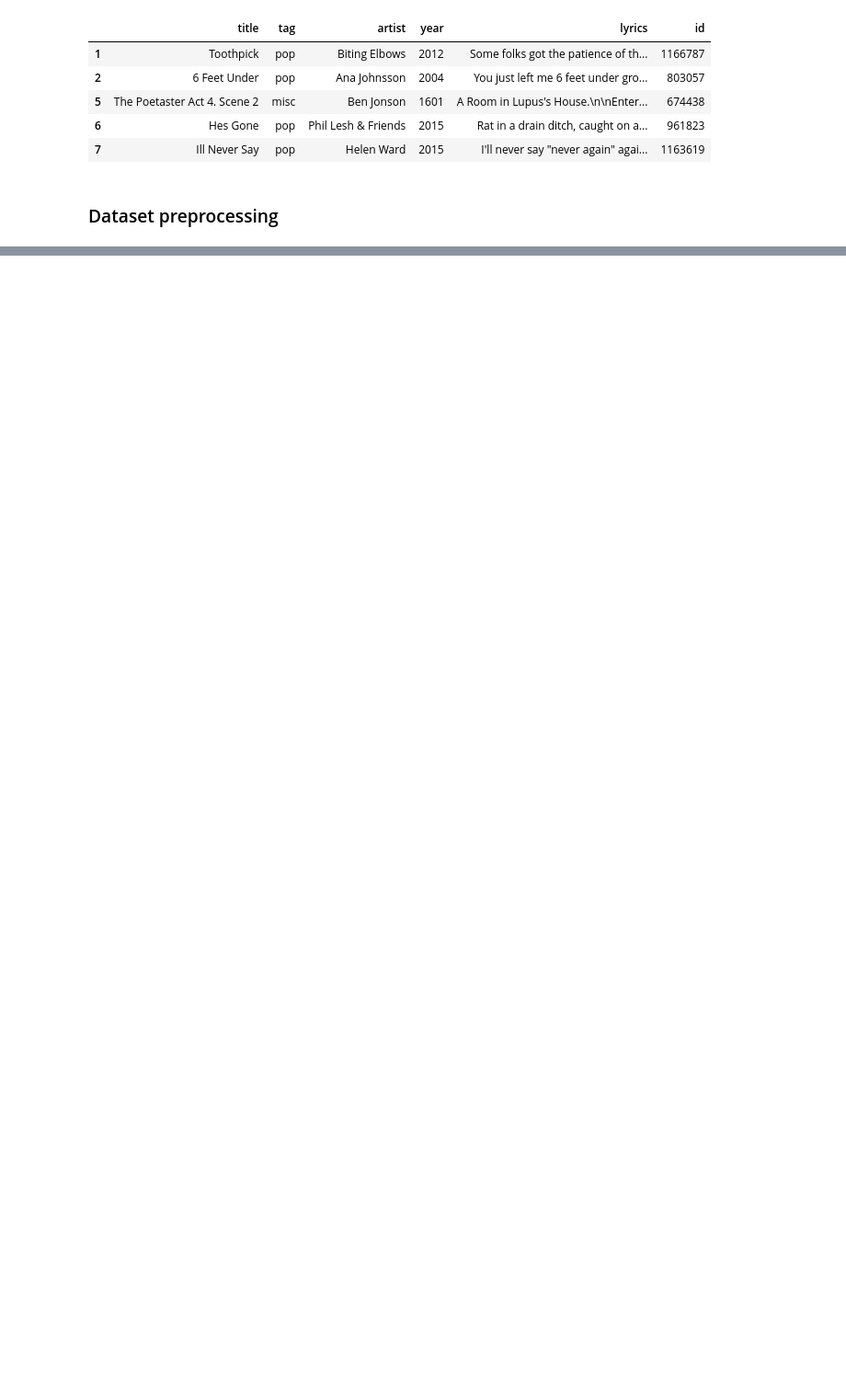
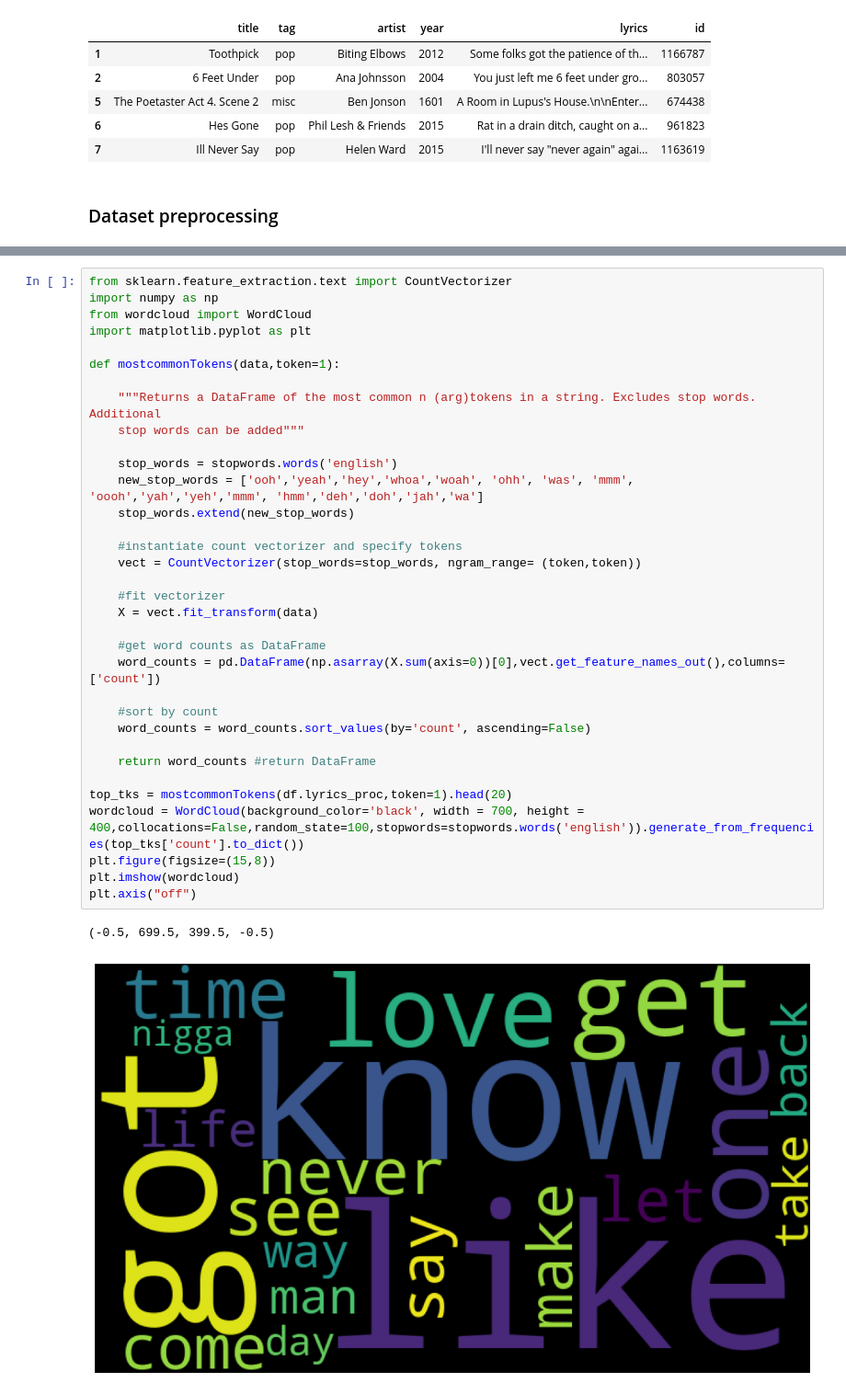
Before and after one commit to Alessandrus00/Lyrics-based-song-recommender, a Jupyter notebook: dataset_preprocessing.ipynb, the cells around one changed output, grey strips where cells are left out. Shown at 92% size. Drawn from its saved outputs; the diff is of its cells as text; blank space fills up the shorter version.

```diff
--- a/dataset_preprocessing.ipynb
+++ b/dataset_preprocessing.ipynb
@@ -110,0 +184,37 @@ df.iloc[0]['lyrics_proc'][:10]
+# %%
+from sklearn.feature_extraction.text import CountVectorizer
+import numpy as np
+from wordcloud import WordCloud
+import matplotlib.pyplot as plt
+
+def mostcommonTokens(data,token=1):
+
+    """Returns a DataFrame of the most common n (arg)tokens in a string. Excludes stop words. Additional
+    stop words can be added"""
+
+    stop_words = stopwords.words('english')
+    new_stop_words = ['ooh','yeah','hey','whoa','woah', 'ohh', 'was', 'mmm', 'oooh','yah','yeh','mmm', 'hmm','deh','doh','jah','wa']
+    stop_words.extend(new_stop_words)
+
+    #instantiate count vectorizer and specify tokens
+    vect = CountVectorizer(stop_words=stop_words, ngram_range= (token,token))
+
+    #fit vectorizer
+    X = vect.fit_transform(data)
+
+    #get word counts as DataFrame
+    word_counts = pd.DataFrame(np.asarray(X.sum(axis=0))[0],vect.get_feature_names_out(),columns=['count'])
+
+    #sort by count
+    word_counts = word_counts.sort_values(by='count', ascending=False)
+
+    return word_counts #return DataFrame
+
+top_tks = mostcommonTokens(df.lyrics_proc,token=1).head(20)
+wordcloud = WordCloud(background_color='black', width = 700, height = 400,collocations=False,random_state=100,stopwords=stopwords.words('english')).generate_from_frequencies(top_tks['count'].to_dict())
+plt.figure(figsize=(15,8))
+plt.imshow(wordcloud)
+plt.axis("off")
+# %% [output]
+(-0.5, 699.5, 399.5, -0.5)
+[figure, added]
```
Also changed, not shown: parts of 17 cells of this notebook, 6 other files.
